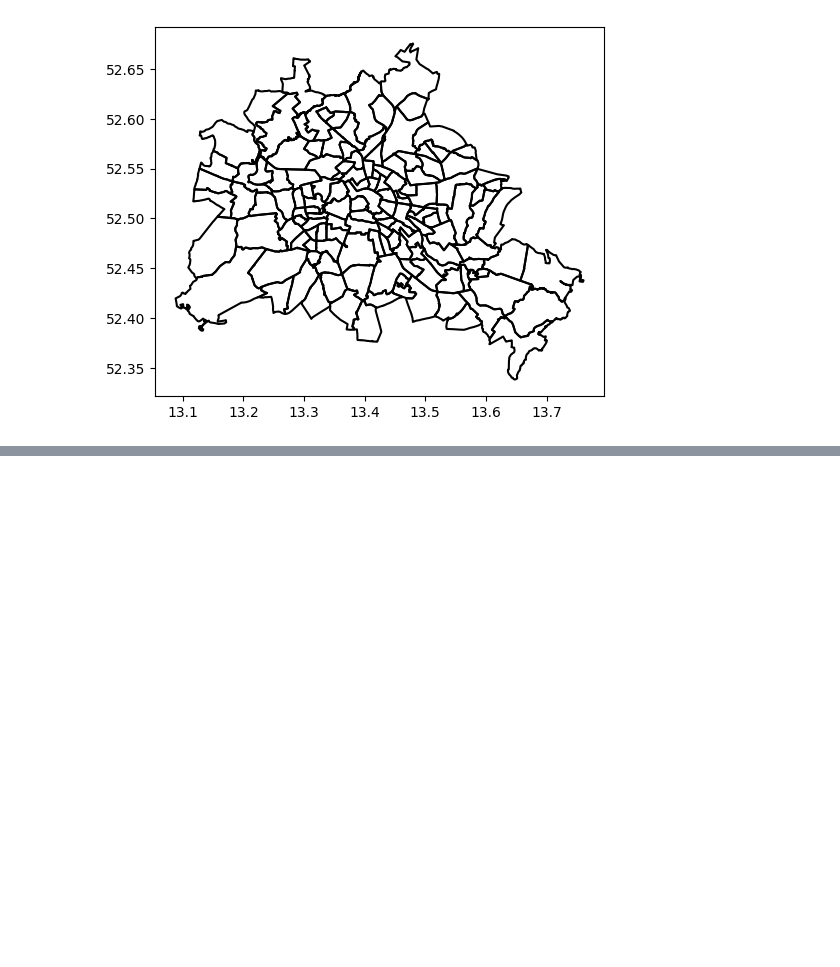
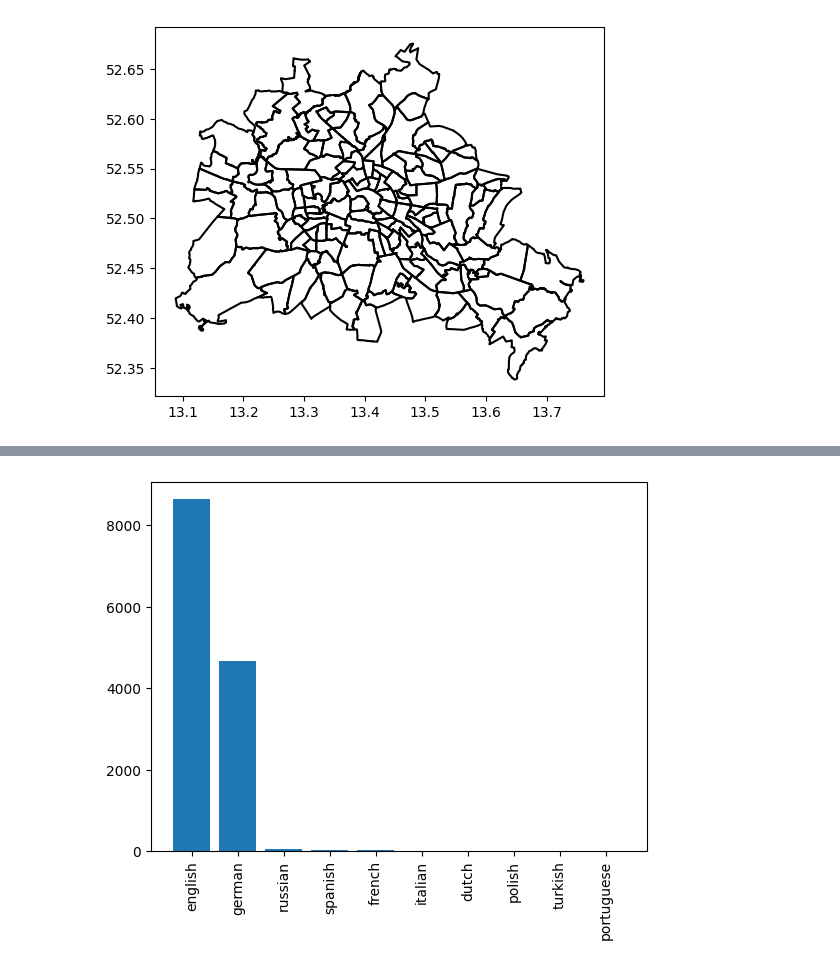
Before and after one commit to unibz-seis2022-transcripts/programming-for-data-science-project, a Jupyter notebook: Inside-Airbnb-Berlin.ipynb, the cells around one changed output, grey strips where cells are left out. Saved outputs shown, nothing was run; the diff lists cells and outputs as text; code cells hidden in the pictures; blank space fills up the shorter version.

Commit message:
add listing descriptions nlp

```diff
--- a/Inside-Airbnb-Berlin.ipynb
+++ b/Inside-Airbnb-Berlin.ipynb
@@ -251,0 +297,3 @@ plot_review_counts_per_neighbourhood_for_multiple_language(languages)
+# %%
+listings_language_url = './data/listings-09-2022-language.csv'
+listings_language_read = pd.read_csv(listings_language_url, sep=";", lineterminator="\r")
@@ -251,0 +312,6 @@ plot_review_counts_per_neighbourhood_for_multiple_language(languages)
+# %%
+min_required_confidence = 0.6
+listings_desc_confident_language = listings_language_read[listings_language_read["description_language_confidence"] > min_required_confidence]
+listing_desc_language_occurencies = listings_desc_confident_language.groupby(by="description_language").size()
+top_10_listing_languages = listing_desc_language_occurencies.sort_values(ascending=False).head(10)
+top_10_listing_languages
@@ -251,0 +331,10 @@ plot_review_counts_per_neighbourhood_for_multiple_language(languages)
+# %%
+labels = top_10_listing_languages.keys()
+sizes = top_10_listing_languages.values
+
+fig, ax = plt.subplots()
+ax.bar(labels, sizes)
+plt.xticks(rotation=90)
+plt.show()
+# %% [output]
+[figure, added]
```
Also changed, not shown: parts of 14 cells of this notebook.
